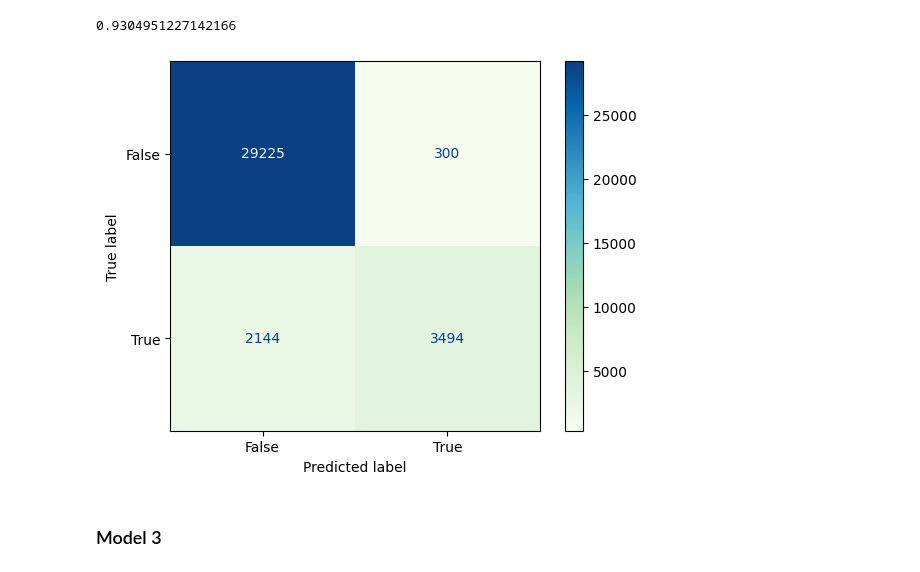
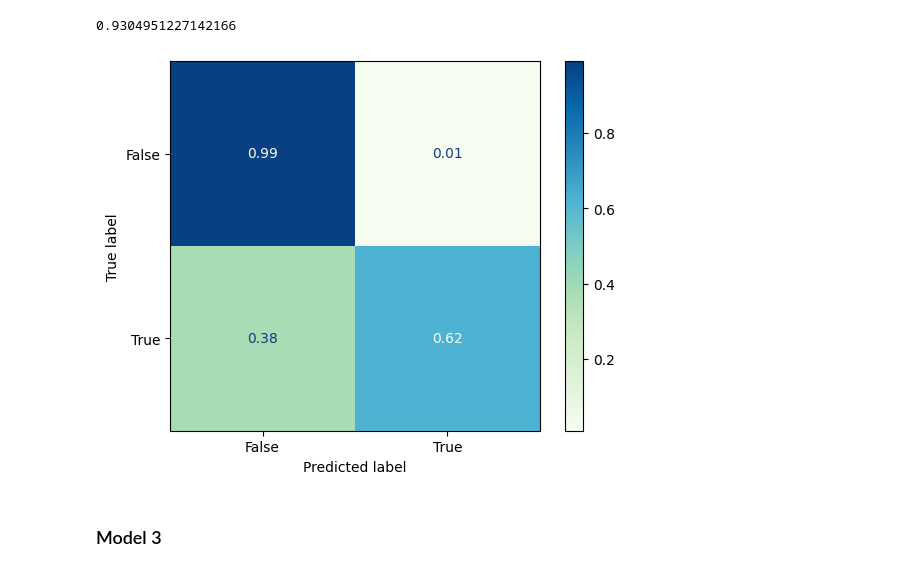
Before and after one commit to artemdmytrenko/python_proj, a Jupyter notebook: 4_training_models.ipynb, the cells around one changed output. Saved outputs shown, nothing was run; the diff lists cells and outputs as text; code cells hidden in the pictures.

```diff
--- a/4_training_models.ipynb
+++ b/4_training_models.ipynb
@@ -217,10 +227,11 @@ np.mean(y_predicted_lsvc == y_test)
 0.9304951227142166
 # %%
 ConfusionMatrixDisplay.from_predictions(y_test, y_predicted_lsvc,
-                                        im_kw={'cmap':'GnBu'})
+                                        im_kw={'cmap':'GnBu'},
+                                        normalize='true')
 plt.show()
 # %% [output]
-[figure, old version]
+[figure, new version]
 # %% [markdown]
 ### Model 3
 # %% [markdown]
```
Also changed, not shown: parts of 3 cells of this notebook, 2 other files.
